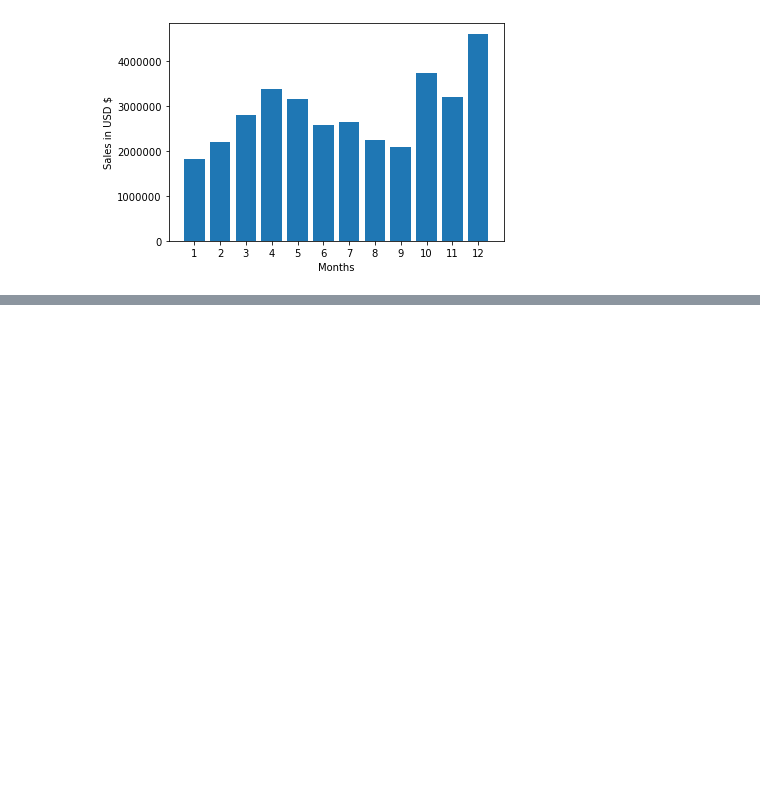
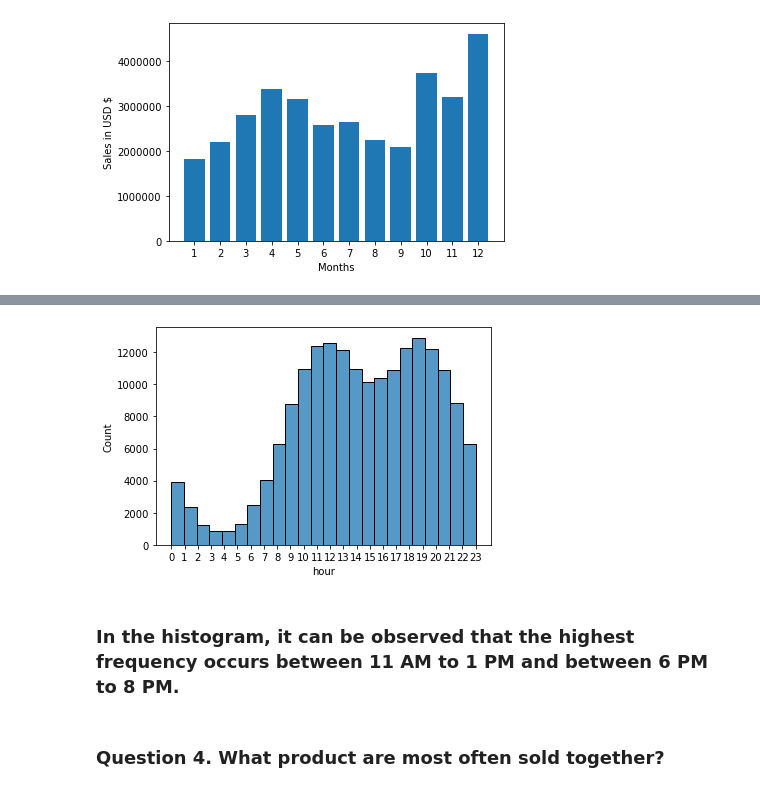
Before and after one commit to kaspersz/data_analytics, a Jupyter notebook: SalesAnalysis.ipynb, the cells around one changed output, grey strips where cells are left out. Drawn from its saved outputs; the diff is of its cells as text; code cells hidden in the pictures; blank space fills up the shorter version.

```diff
--- a/SalesAnalysis.ipynb
+++ b/SalesAnalysis.ipynb
@@ -127,0 +188,14 @@ pd.options.display.float_format = '{:.2f}'.format
+# %%
+all_months_data["time"] = all_months_data["Order Date"].dt.time
+# %%
+all_months_data["hour"] = all_months_data["Order Date"].dt.hour
+# %%
+sns.histplot(all_months_data["hour"], bins=24)
+plt.xticks(all_months_data["hour"].unique())
+plt.show()
+# %% [output]
+[figure, added]
+# %% [markdown]
+### In the histogram, it can be observed that the highest frequency occurs between 11 AM to 1 PM and between 6 PM to 8 PM.
+# %% [markdown]
+### Question 4. What product are most often sold together?
```
Also changed, not shown: parts of 21 cells of this notebook.
